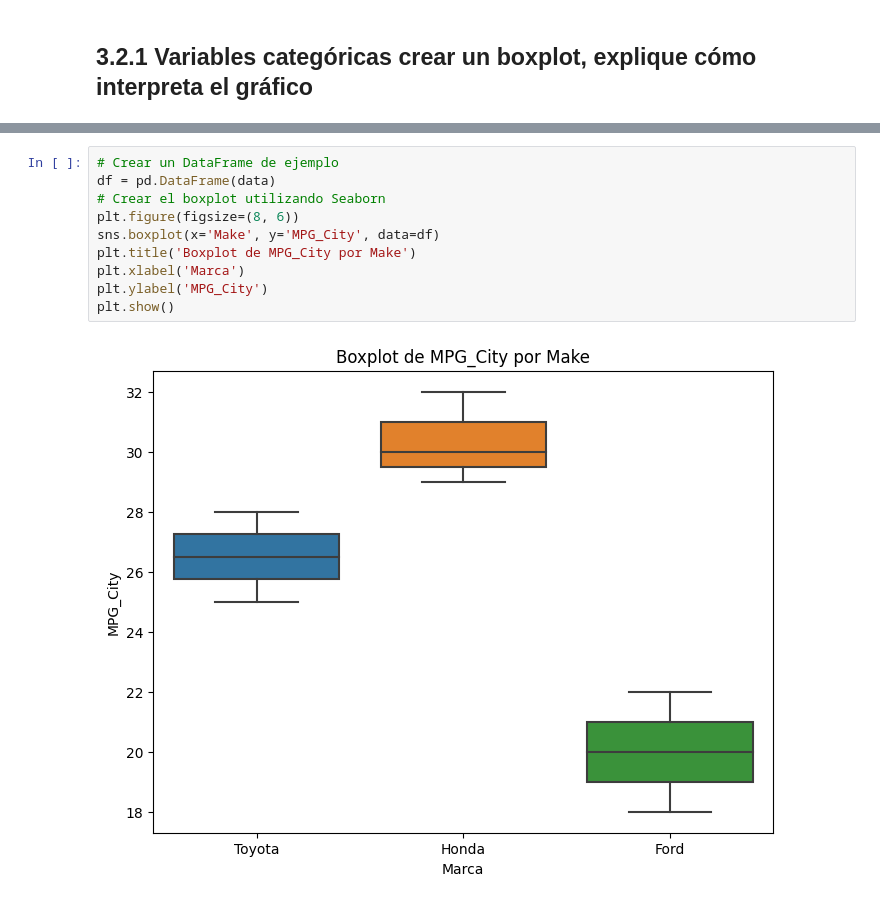
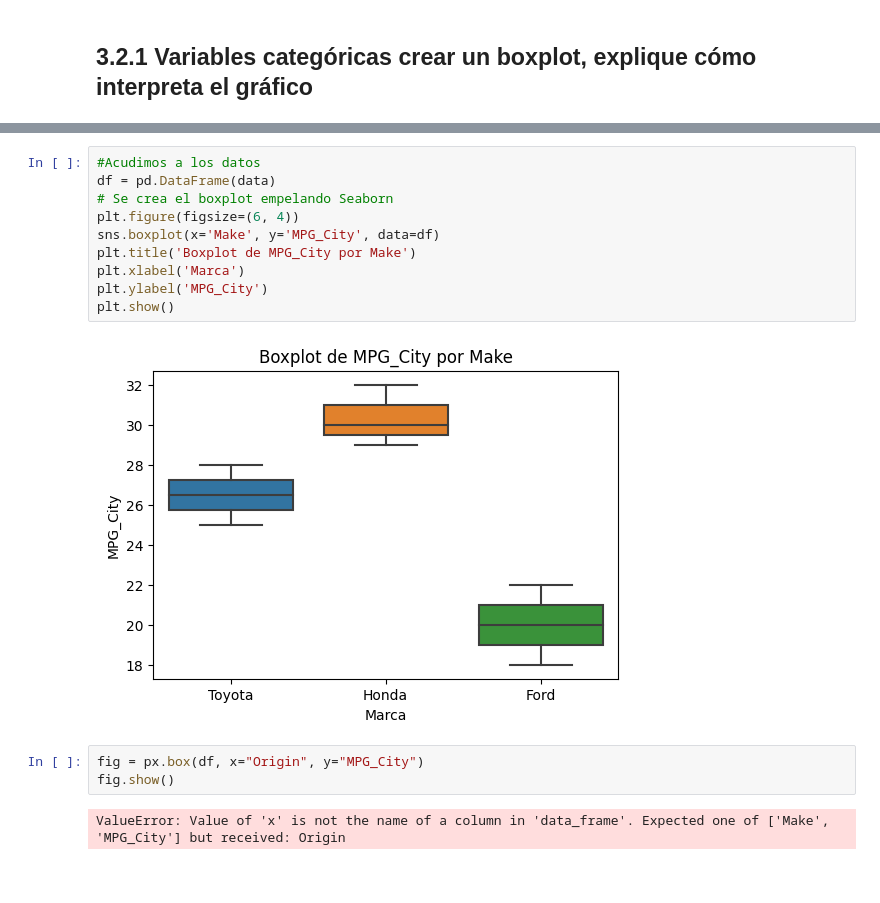
Before and after one commit to MiguelRiosT/Estadistica3_2023-2, a Jupyter notebook: Tarea1/src/notebook/Punto3.ipynb, the cells around one changed output, grey strips where cells are left out. Cells and saved outputs as stored; diff of their text form; blank space fills up the shorter version.

```diff
--- a/Tarea1/src/notebook/Punto3.ipynb
+++ b/Tarea1/src/notebook/Punto3.ipynb
@@ -491,14 +492,19 @@ fig.show()
 # %% [output]
 [interactive output not drawn]
 # %%
-# Crear un DataFrame de ejemplo
+#Acudimos a los datos
 df = pd.DataFrame(data)
-# Crear el boxplot utilizando Seaborn
-plt.figure(figsize=(8, 6))
+# Se crea el boxplot empelando Seaborn
+plt.figure(figsize=(6, 4))
 sns.boxplot(x='Make', y='MPG_City', data=df)
 plt.title('Boxplot de MPG_City por Make')
 plt.xlabel('Marca')
 plt.ylabel('MPG_City')
 plt.show()
 # %% [output]
-[figure, old version]
+[figure, new version]
+# %%
+fig = px.box(df, x="Origin", y="MPG_City")
+fig.show()
+# %% [output]
+ValueError: Value of 'x' is not the name of a column in 'data_frame'. Expected one of ['Make', 'MPG_City'] but received: Origin
```
Also changed, not shown: parts of 5 cells of this notebook.
